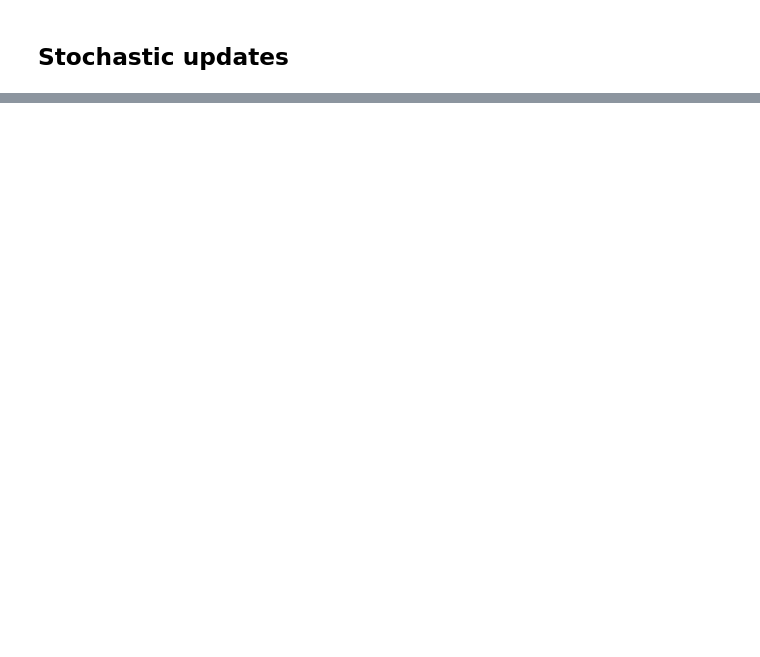
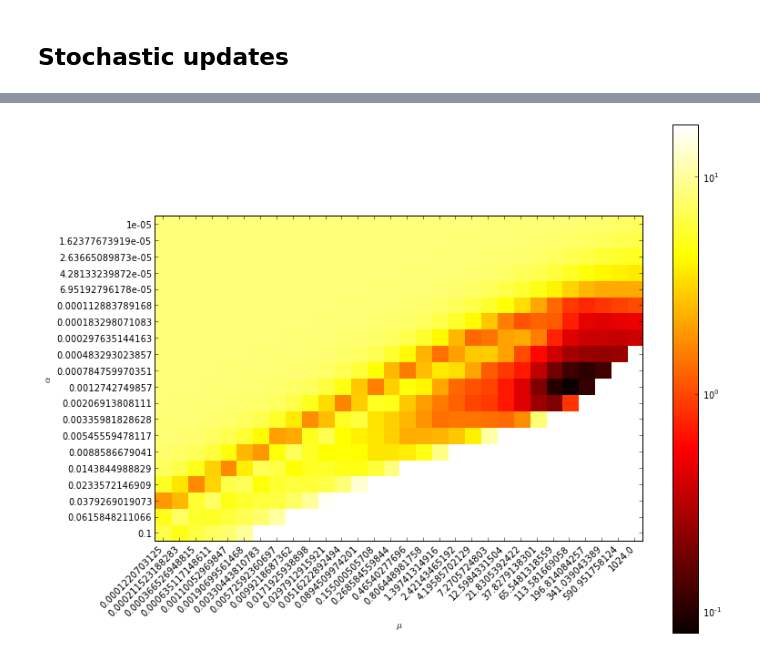
Before and after one commit to chrodan/tdlearn, a Jupyter notebook: baird_offpolicy.ipynb, the cells around one changed output, grey strips where cells are left out. Cells and saved outputs as stored; diff of their text form; code cells hidden in the pictures; blank space fills up the shorter version.

```diff
--- a/baird_offpolicy.ipynb
+++ b/baird_offpolicy.ipynb
@@ -55,0 +66,4 @@ Final errorsTDC $\alpha$=0.01 $\mu$=10 0.0360024567435TDC $\alpha$=0.04 $\mu$=0.
+# %%
+plot_error_grid(gtd2err, gtd2alphas, gtd2mus, maxerr=20)
+# %% [output]
+[figure, added]
```
Also changed, not shown: parts of 36 cells of this notebook, 20 other files.
